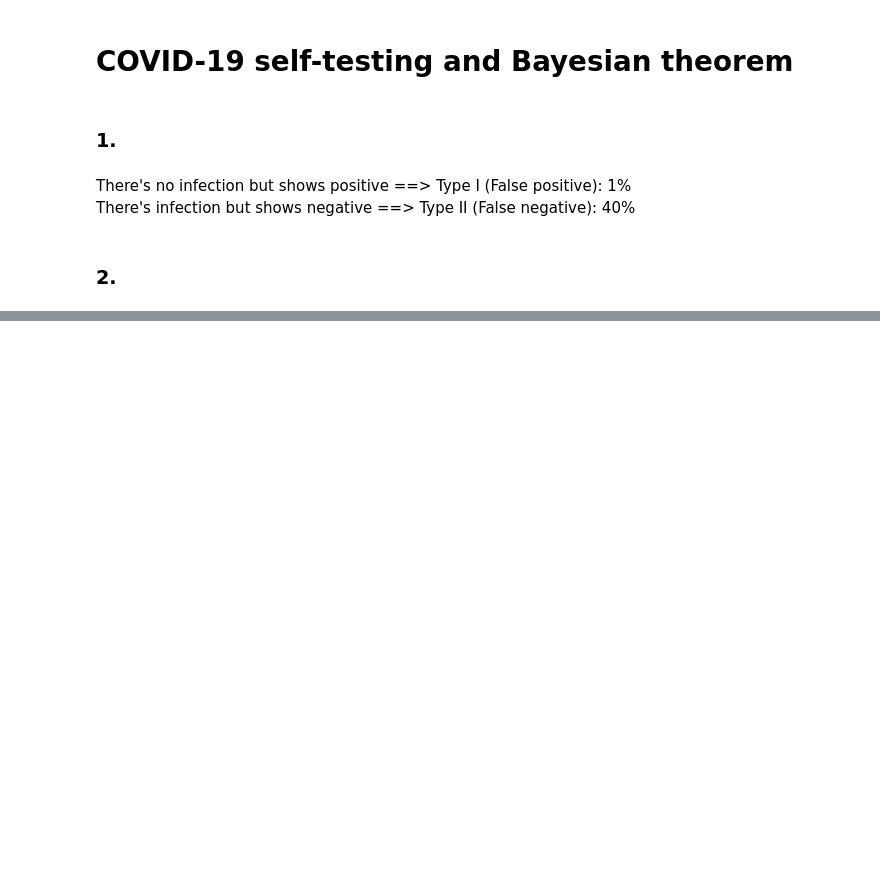
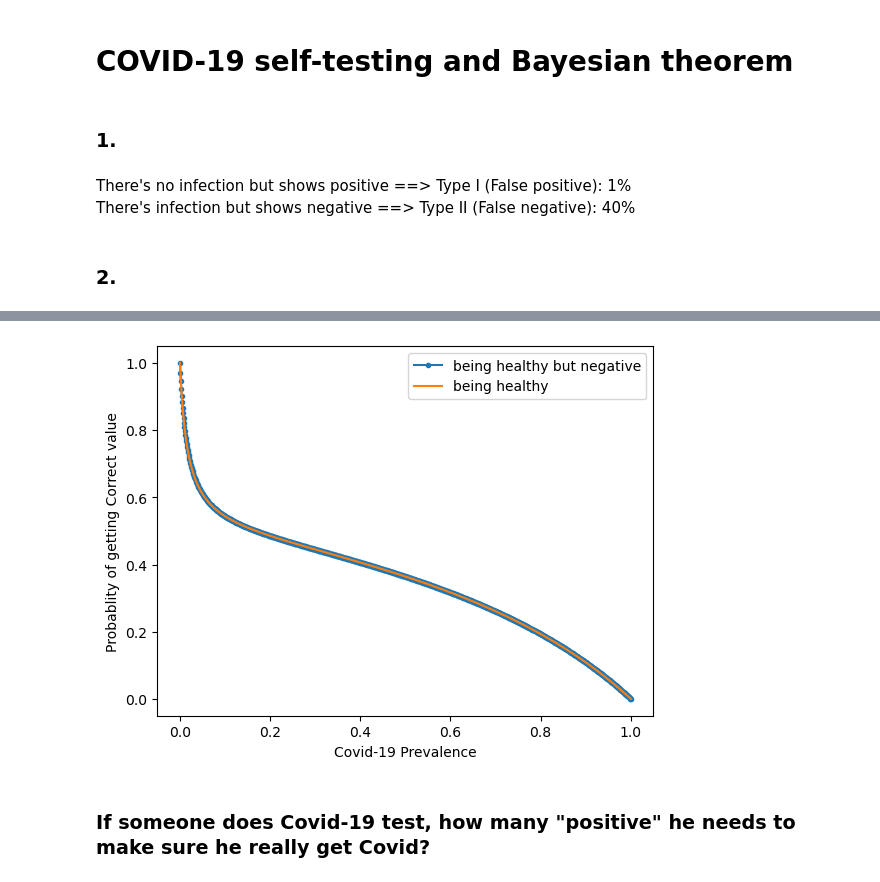
Before and after one commit to aotownsend/StatMethods2022, a Jupyter notebook: submissions/week8/Exercise_PeiHsuan/Exercise 8-2.ipynb, the cells around one changed output, grey strips where cells are left out. Saved outputs shown, nothing was run; the diff lists cells and outputs as text; code cells hidden in the pictures; blank space fills up the shorter version.

```diff
--- a/submissions/week8/Exercise_PeiHsuan/Exercise 8-2.ipynb
+++ b/submissions/week8/Exercise_PeiHsuan/Exercise 8-2.ipynb
@@ -48,0 +72,29 @@ plt.show()
+# %%
+# make a bayesian probability function of being healthy
+def h(sick):
+    result1 = (h_neg*(1-sick))/(sick*s_neg+(1-sick)*h_neg)
+    result2 = (h_pos*(1-sick))/(sick*s_pos+(1-sick)*h_pos)
+    result = (result1+result2)/2
+    return result
+# %%
+x = np.linspace(1e-6, 1, 1000)
+# %%
+healthy_list = []
+
+for xi in list(x):
+    healthy = h(xi)
+    healthy_list.append(healthy)
+# %%
+h_array = np.array(healthy_list)
+# %%
+plt.plot(x, h_array, marker = '.', label = "being healthy but negative")
+plt.plot(x, (pos_h_array+neg_h_array)/2, label = "being healthy")
+
+plt.xlabel("Covid-19 Prevalence")
+plt.ylabel("Probablity of getting Correct value")
+plt.legend()
+plt.show()
+# %% [output]
+[figure, added]
+# %% [markdown]
+### If someone does Covid-19 test, how many "positive" he needs to make sure he really get Covid?
```
Also changed, not shown: parts of 11 cells of this notebook.
